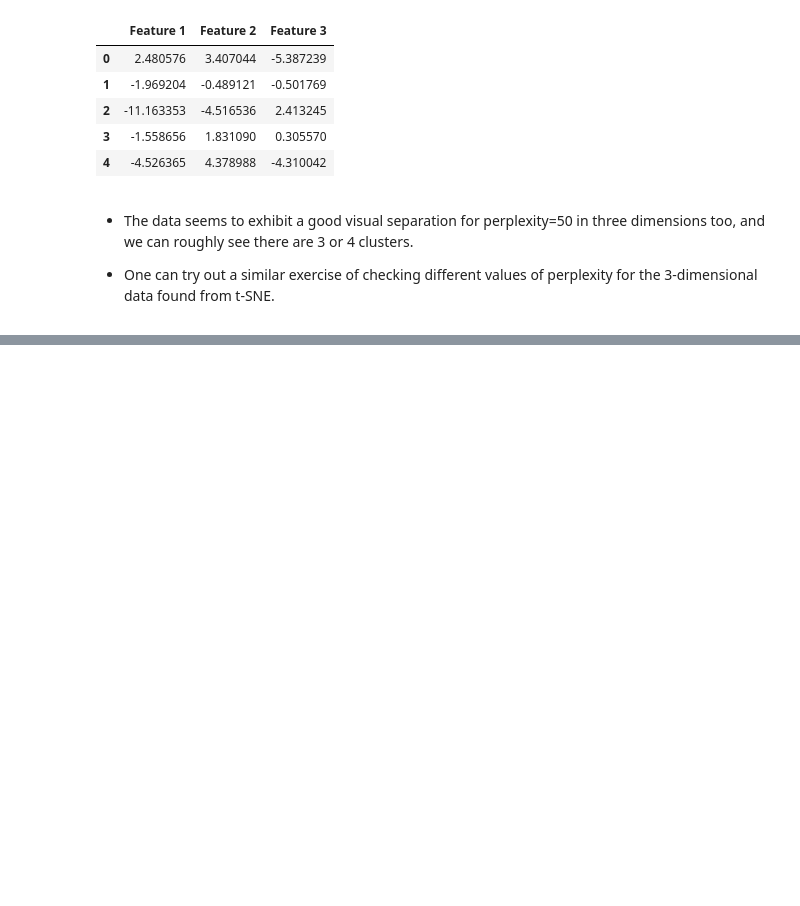
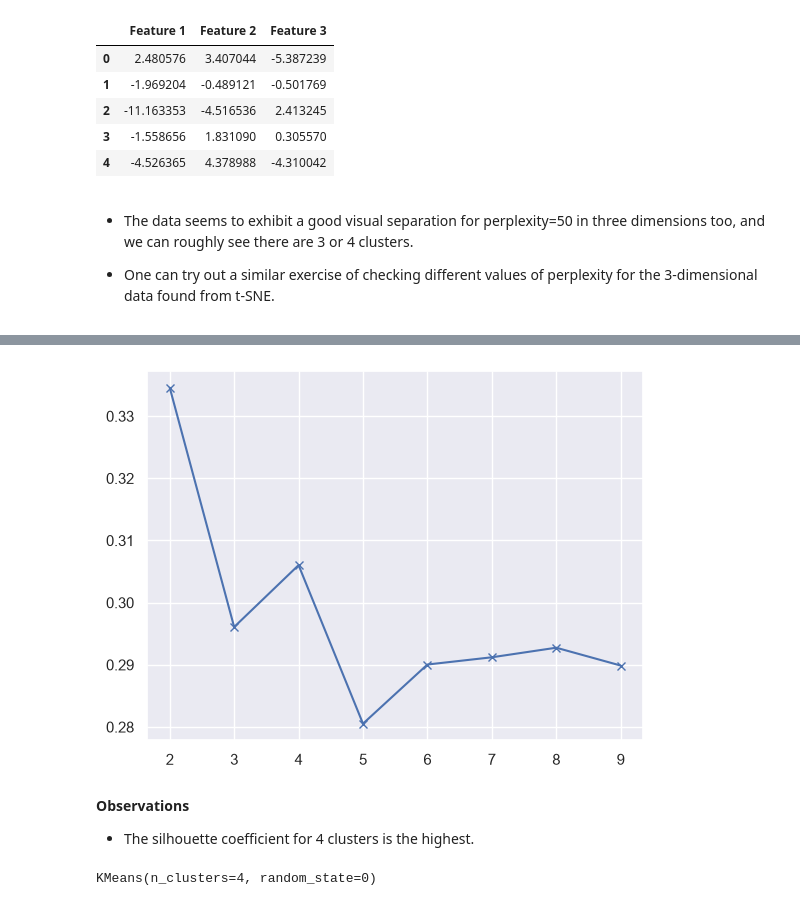
Before and after one commit to dennisumoh325/Product_Segmentation_clustering, a Jupyter notebook: product_seg_NB.ipynb, the cells around one changed output, grey strips where cells are left out. Saved outputs shown, nothing was run; the diff lists cells and outputs as text; code cells hidden in the pictures; blank space fills up the shorter version.

```diff
--- a/product_seg_NB.ipynb
+++ b/product_seg_NB.ipynb
@@ -457,0 +501,9 @@ fig.show()
+# %%
+sil_score = []
+cluster_list = range(2, 10)
+for n_clusters in cluster_list:
+    clusterer = KMeans(n_clusters=n_clusters, random_state=1)
+    preds = clusterer.fit_predict((subset_scaled_df))
+    score = silhouette_score(k_means_df, preds)
+    sil_score.append(score)
+    print("For n_clusters = {}, the silhouette score is {})".format(n_clusters, score))
@@ -457,0 +519,15 @@ fig.show()
+# %%
+plt.plot(cluster_list, sil_score, "bx-")
+plt.show()
+# %% [output]
+[figure, added]
+# %% [markdown]
+**Observations**
+
+- The silhouette coefficient for 4 clusters is the highest.
+# %%
+# let's take 4 as number of clusters
+kmeans = KMeans(n_clusters=4, random_state=0)
+kmeans.fit(subset_scaled_df)
+# %% [output]
+KMeans(n_clusters=4, random_state=0)
```
Also changed, not shown: parts of 13 cells of this notebook.
